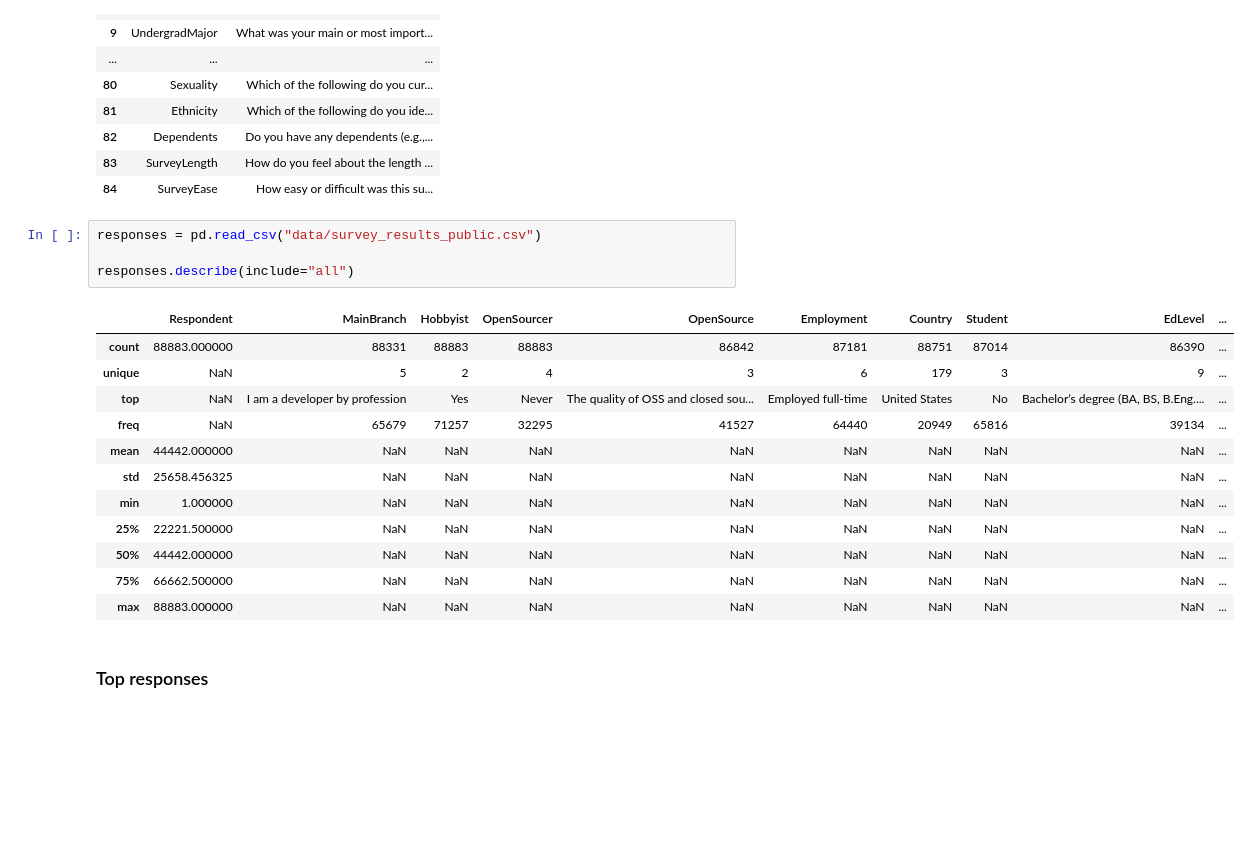
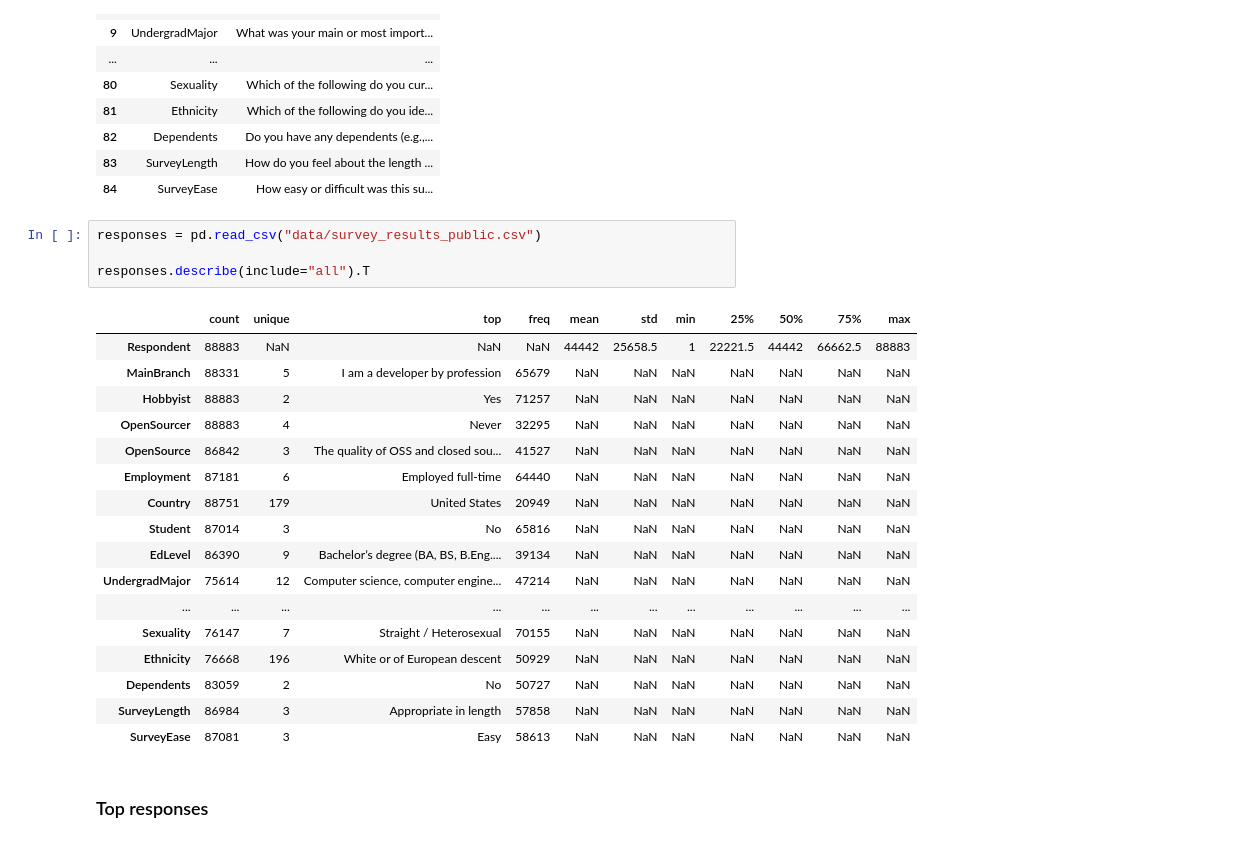
Before and after one commit to deacona/stackoverflow2019, a Jupyter notebook: Q1_Typical_Coder.ipynb, the cells around one changed output. Cells and saved outputs as stored; diff of their text form; blank space fills up the shorter version.

```diff
--- a/Q1_Typical_Coder.ipynb
+++ b/Q1_Typical_Coder.ipynb
@@ -40,20 +42,25 @@ questions
 # %%
 responses = pd.read_csv("data/survey_results_public.csv")
 
-responses.describe(include="all")
+responses.describe(include="all").T
 # %% [output]
-|  | Respondent | MainBranch | Hobbyist | OpenSourcer | OpenSource | Employment | Country | Student | EdLevel | ... |
-| count | 88883.000000 | 88331 | 88883 | 88883 | 86842 | 87181 | 88751 | 87014 | 86390 | ... |
-| unique | NaN | 5 | 2 | 4 | 3 | 6 | 179 | 3 | 9 | ... |
-| top | NaN | I am a developer by profession | Yes | Never | The quality of OSS and closed sou... | Employed full-time | United States | No | Bachelor’s degree (BA, BS, B.Eng.... | ... |
-| freq | NaN | 65679 | 71257 | 32295 | 41527 | 64440 | 20949 | 65816 | 39134 | ... |
-| mean | 44442.000000 | NaN | NaN | NaN | NaN | NaN | NaN | NaN | NaN | ... |
-| std | 25658.456325 | NaN | NaN | NaN | NaN | NaN | NaN | NaN | NaN | ... |
-| min | 1.000000 | NaN | NaN | NaN | NaN | NaN | NaN | NaN | NaN | ... |
-| 25% | 22221.500000 | NaN | NaN | NaN | NaN | NaN | NaN | NaN | NaN | ... |
-| 50% | 44442.000000 | NaN | NaN | NaN | NaN | NaN | NaN | NaN | NaN | ... |
-| 75% | 66662.500000 | NaN | NaN | NaN | NaN | NaN | NaN | NaN | NaN | ... |
-| max | 88883.000000 | NaN | NaN | NaN | NaN | NaN | NaN | NaN | NaN | ... |
+|  | count | unique | top | freq | mean | std | min | 25% | 50% | 75% | max |
+| Respondent | 88883 | NaN | NaN | NaN | 44442 | 25658.5 | 1 | 22221.5 | 44442 | 66662.5 | 88883 |
+| MainBranch | 88331 | 5 | I am a developer by profession | 65679 | NaN | NaN | NaN | NaN | NaN | NaN | NaN |
+| Hobbyist | 88883 | 2 | Yes | 71257 | NaN | NaN | NaN | NaN | NaN | NaN | NaN |
+| OpenSourcer | 88883 | 4 | Never | 32295 | NaN | NaN | NaN | NaN | NaN | NaN | NaN |
+| OpenSource | 86842 | 3 | The quality of OSS and closed sou... | 41527 | NaN | NaN | NaN | NaN | NaN | NaN | NaN |
+| Employment | 87181 | 6 | Employed full-time | 64440 | NaN | NaN | NaN | NaN | NaN | NaN | NaN |
+| Country | 88751 | 179 | United States | 20949 | NaN | NaN | NaN | NaN | NaN | NaN | NaN |
+| Student | 87014 | 3 | No | 65816 | NaN | NaN | NaN | NaN | NaN | NaN | NaN |
+| EdLevel | 86390 | 9 | Bachelor’s degree (BA, BS, B.Eng.... | 39134 | NaN | NaN | NaN | NaN | NaN | NaN | NaN |
+| UndergradMajor | 75614 | 12 | Computer science, computer engine... | 47214 | NaN | NaN | NaN | NaN | NaN | NaN | NaN |
+| ... | ... | ... | ... | ... | ... | ... | ... | ... | ... | ... | ... |
+| Sexuality | 76147 | 7 | Straight / Heterosexual | 70155 | NaN | NaN | NaN | NaN | NaN | NaN | NaN |
+| Ethnicity | 76668 | 196 | White or of European descent | 50929 | NaN | NaN | NaN | NaN | NaN | NaN | NaN |
+| Dependents | 83059 | 2 | No | 50727 | NaN | NaN | NaN | NaN | NaN | NaN | NaN |
+| SurveyLength | 86984 | 3 | Appropriate in length | 57858 | NaN | NaN | NaN | NaN | NaN | NaN | NaN |
+| SurveyEase | 87081 | 3 | Easy | 58613 | NaN | NaN | NaN | NaN | NaN | NaN | NaN |
 # %% [markdown]
 ### Top responses
 # %%
```
Also changed, not shown: parts of 55 cells of this notebook, 2 other files.
